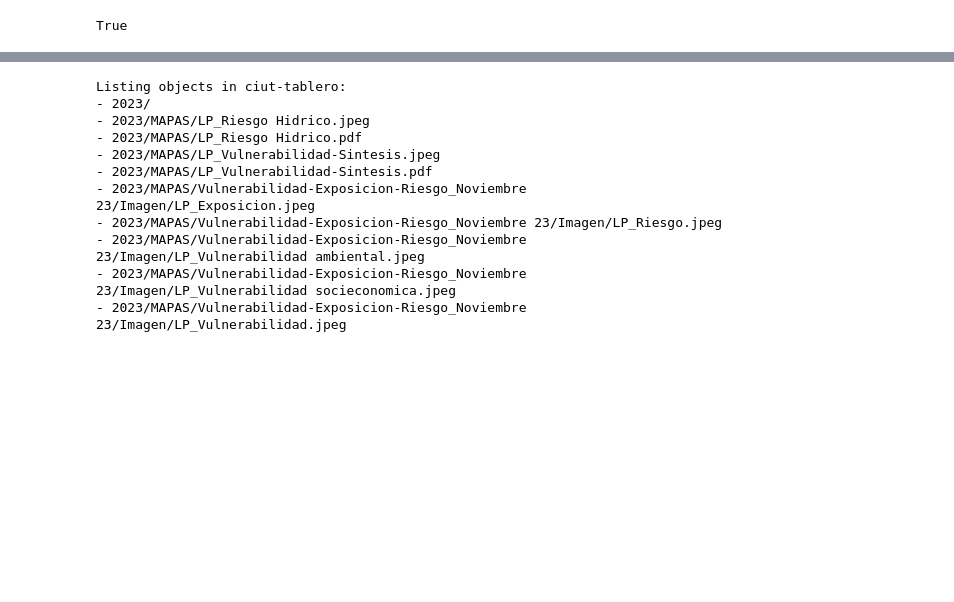
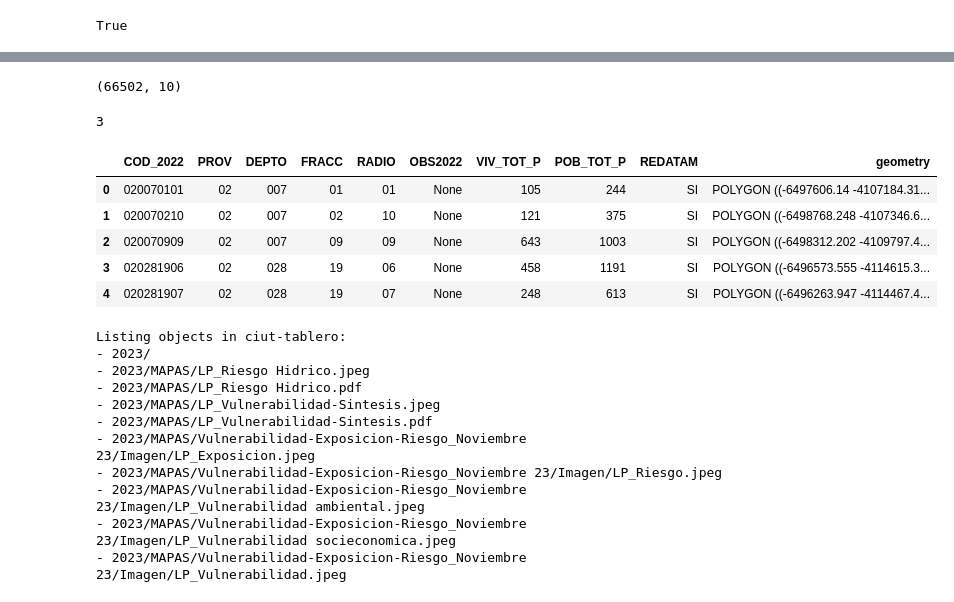
Before and after one commit to nlebovits/ciut-riesgo, a Jupyter notebook: notebooks/analisis.ipynb, the cells around one changed output, grey strips where cells are left out. Cells and saved outputs as stored; diff of their text form; code cells hidden in the pictures; blank space fills up the shorter version.

```diff
--- a/notebooks/analisis.ipynb
+++ b/notebooks/analisis.ipynb
@@ -31,3 +60,20 @@ bucket = client.bucket(bucket_name)
+# %%
+radios_censales.shape
+# %% [output]
+(66502, 10)
+# %%
+203383 // 66505
+# %% [output]
+3
+# %%
+radios_censales.head()
+# %% [output]
+|  | COD_2022 | PROV | DEPTO | FRACC | RADIO | OBS2022 | VIV_TOT_P | POB_TOT_P | REDATAM | geometry |
+| 0 | 020070101 | 02 | 007 | 01 | 01 | None | 105 | 244 | SI | POLYGON ((-6497606.14 -4107184.31... |
+| 1 | 020070210 | 02 | 007 | 02 | 10 | None | 121 | 375 | SI | POLYGON ((-6498768.248 -4107346.6... |
+| 2 | 020070909 | 02 | 007 | 09 | 09 | None | 643 | 1003 | SI | POLYGON ((-6498312.202 -4109797.4... |
+| 3 | 020281906 | 02 | 028 | 19 | 06 | None | 458 | 1191 | SI | POLYGON ((-6496573.555 -4114615.3... |
+| 4 | 020281907 | 02 | 028 | 19 | 07 | None | 248 | 613 | SI | POLYGON ((-6496263.947 -4114467.4... |
 # %%
 # List objects in the bucket
 print(f"Listing objects in {bucket_name}:")
```
Also changed, not shown: parts of 7 cells of this notebook, 4 other files.
